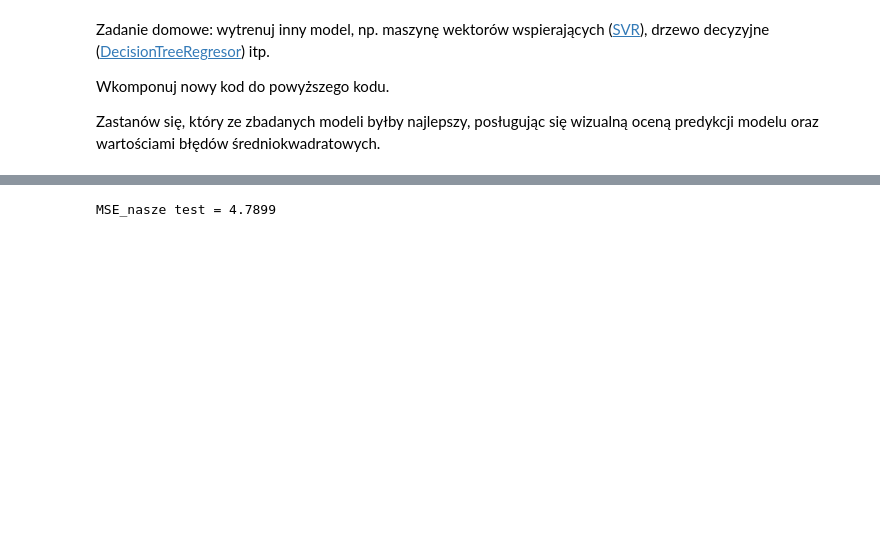
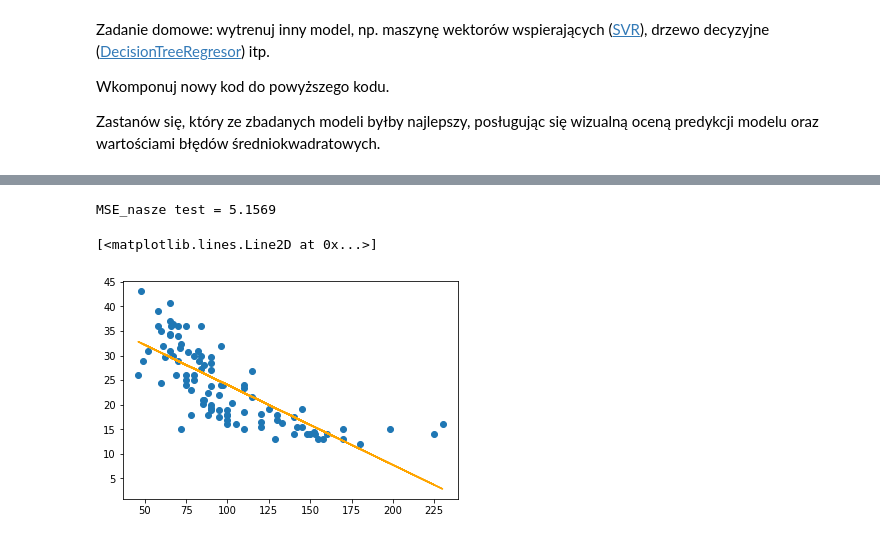
Before and after one commit to 11jolek11/panda_sklearn, a Jupyter notebook: panda_sklearn.ipynb, the cells around one changed output, grey strips where cells are left out. Drawn from its saved outputs; the diff is of its cells as text; code cells hidden in the pictures; blank space fills up the shorter version.

```diff
--- a/panda_sklearn.ipynb
+++ b/panda_sklearn.ipynb
@@ -131,5 +131,5 @@ MSE_nasze test = 5.2328
 # %%
-y_prediction = clf.predict(x_train.reshape(-1, 1))
-print(f'MSE_nasze test = {np.sqrt(((y_train - y_prediction)**2).mean()):0.4f}')
+y_prediction = clf.predict(x_test.reshape(-1, 1))
+print(f'MSE_nasze test = {np.sqrt(((y_test - y_prediction)**2).mean()):0.4f}')
 # %% [output]
-MSE_nasze test = 4.7899
+MSE_nasze test = 5.1569
@@ -135,0 +143,6 @@ MSE_nasze test = 4.7899
+# %%
+plt.scatter(x_test, y_test)
+plt.plot(x_test,y_prediction, color='orange')
+# %% [output]
+[<matplotlib.lines.Line2D at 0x...>]
+[figure, added]
```
Also changed, not shown: parts of 7 cells of this notebook.
